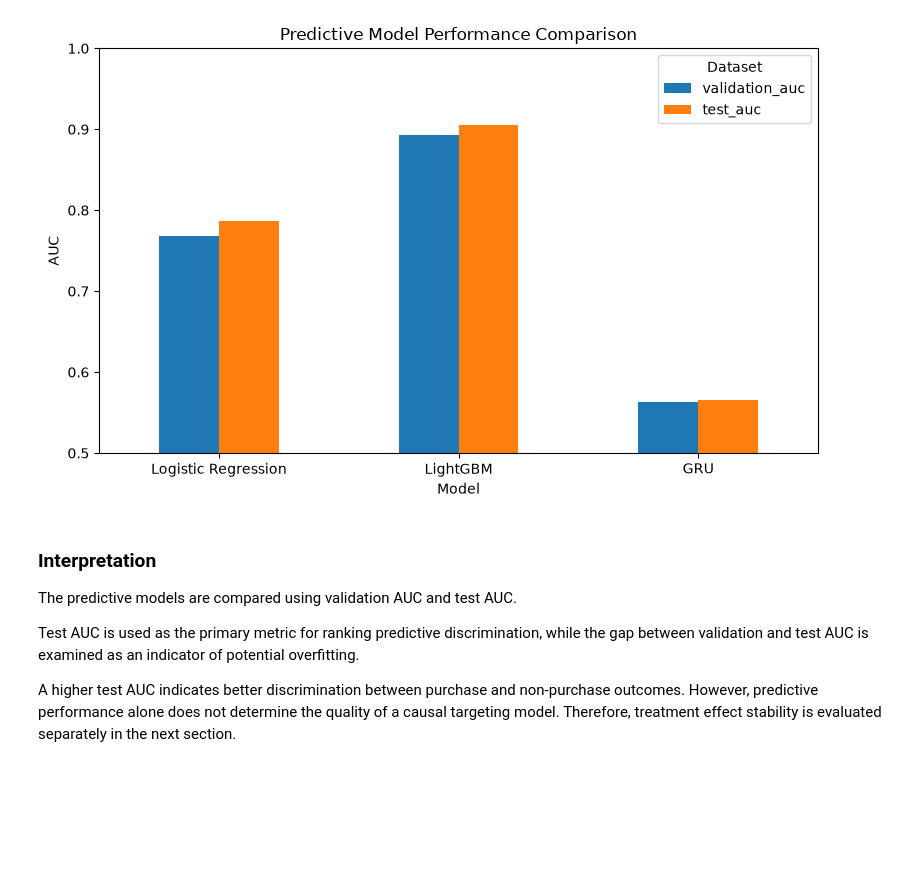
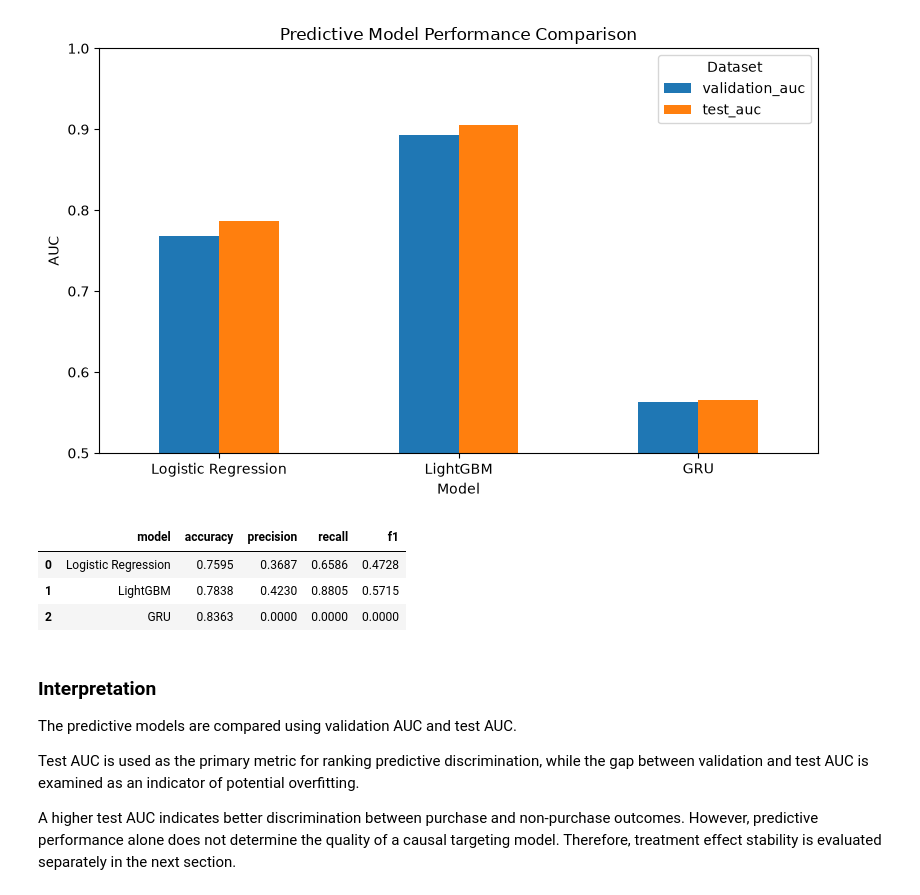
Before and after one commit to BaoVy2810/ecommerce-causal-analysis, a Jupyter notebook: notebooks/Uplift_Promotion_Pipeline.ipynb, the cells around one changed output. Drawn from its saved outputs; the diff is of its cells as text; code cells hidden in the pictures; blank space fills up the shorter version.

Commit message:
Add classification metrics comparison for Logistic Regression, LightGBM, and GRU models

```diff
--- a/notebooks/Uplift_Promotion_Pipeline.ipynb
+++ b/notebooks/Uplift_Promotion_Pipeline.ipynb
@@ -3097,6 +3097,80 @@ plt.tight_layout()
 plt.show()
 # %% [output]
 [figure]
+# %%
+# ============================================================
+# 14.3.2 CLASSIFICATION METRICS COMPARISON
+# ============================================================
+
+from sklearn.metrics import (
+    accuracy_score,
+    precision_score,
+    recall_score,
+    f1_score
+)
+
+metrics_results = []
+
+# ------------------------------------------------------------
+# Logistic Regression
+# ------------------------------------------------------------
+
+lr_pred_class = (test_lr >= 0.5).astype(int)
+
+metrics_results.append({
+    "model": "Logistic Regression",
+    "accuracy": accuracy_score(Y_test, lr_pred_class),
+    "precision": precision_score(Y_test, lr_pred_class, zero_division=0),
+    "recall": recall_score(Y_test, lr_pred_class, zero_division=0),
+    "f1": f1_score(Y_test, lr_pred_class, zero_division=0)
+})
+
+# ------------------------------------------------------------
+# LightGBM
+# ------------------------------------------------------------
+
+if HAS_LGB:
+
+    lgb_pred_class = (test_lgb >= 0.5).astype(int)
+
+    metrics_results.append({
+        "model": "LightGBM",
+        "accuracy": accuracy_score(Y_test, lgb_pred_class),
+        "precision": precision_score(Y_test, lgb_pred_class, zero_division=0),
+        "recall": recall_score(Y_test, lgb_pred_class, zero_division=0),
+        "f1": f1_score(Y_test, lgb_pred_class, zero_division=0)
+    })
+
+# ------------------------------------------------------------
+# GRU
+# ------------------------------------------------------------
+
+if HAS_TF:
+
+    gru_pred_class = (gru_test_pred >= 0.5).astype(int)
+
+    metrics_results.append({
+        "model": "GRU",
+        "accuracy": accuracy_score(Y_test, gru_pred_class),
+        "precision": precision_score(Y_test, gru_pred_class, zero_division=0),
+        "recall": recall_score(Y_test, gru_pred_class, zero_division=0),
+        "f1": f1_score(Y_test, gru_pred_class, zero_division=0)
+    })
+
+classification_comparison = pd.DataFrame(metrics_results)
+
+classification_comparison[
+    ["accuracy", "precision", "recall", "f1"]
+] = classification_comparison[
+    ["accuracy", "precision", "recall", "f1"]
+].round(4)
+
+display(classification_comparison)
+# %% [output]
+|  | model | accuracy | precision | recall | f1 |
+| 0 | Logistic Regression | 0.7595 | 0.3687 | 0.6586 | 0.4728 |
+| 1 | LightGBM | 0.7838 | 0.4230 | 0.8805 | 0.5715 |
+| 2 | GRU | 0.8363 | 0.0000 | 0.0000 | 0.0000 |
 # %% [markdown]
 ### Interpretation
 
```
